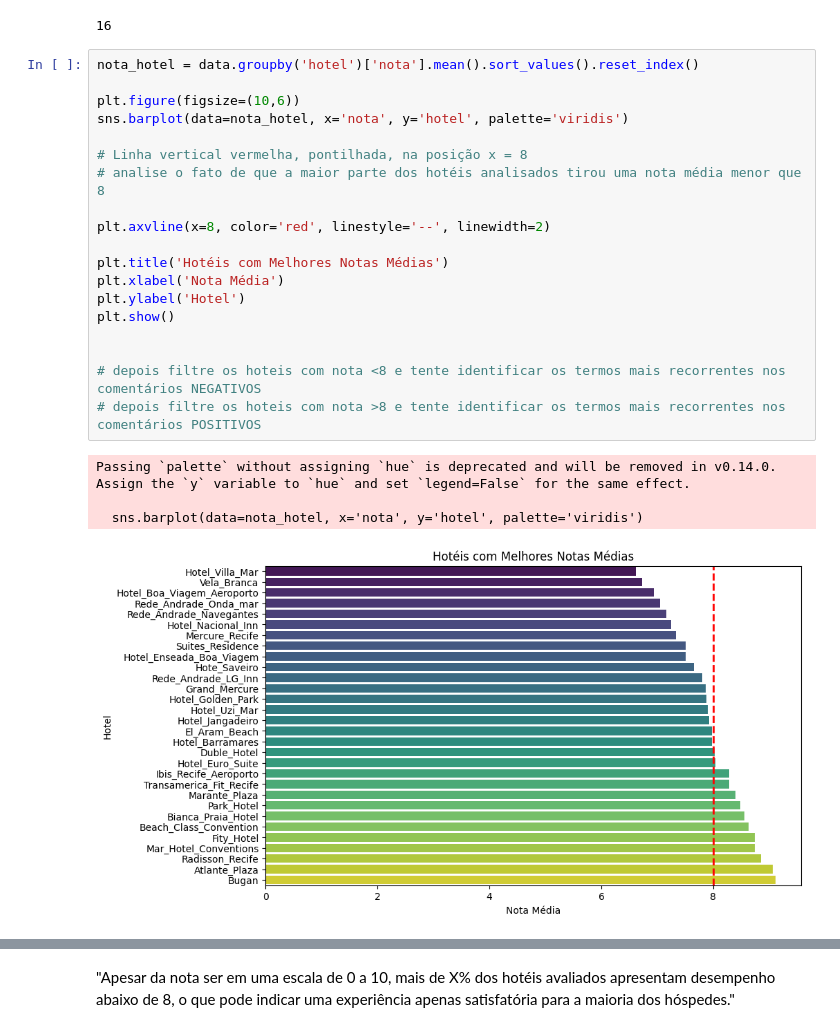
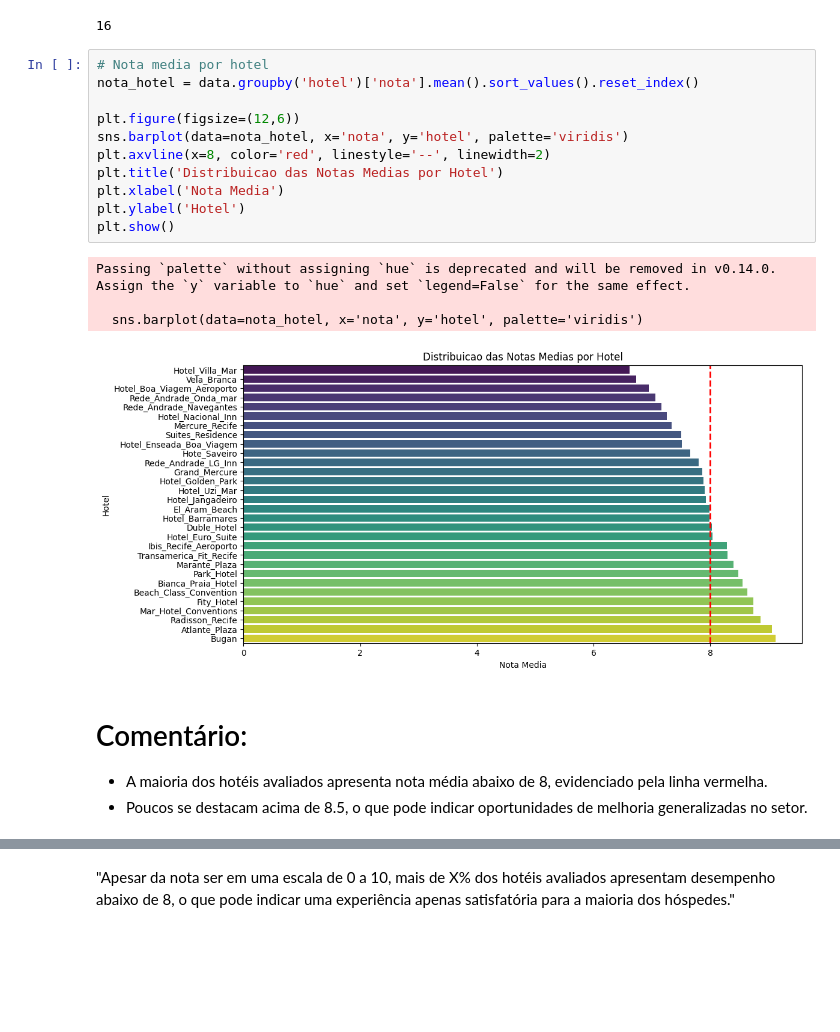
Before and after one commit to vicent777/tcc, a Jupyter notebook: espacializacao_hoteis/analise_exploratoria_20250416.ipynb, the cells around one changed output, grey strips where cells are left out. Drawn from its saved outputs; the diff is of its cells as text; blank space fills up the shorter version.

Commit message:
melhorias na EDA

```diff
--- a/espacializacao_hoteis/analise_exploratoria_20250416.ipynb
+++ b/espacializacao_hoteis/analise_exploratoria_20250416.ipynb
@@ -49,26 +49,22 @@ data['nota'].nunique()
 # %% [output]
 16
 # %%
+# Nota media por hotel
 nota_hotel = data.groupby('hotel')['nota'].mean().sort_values().reset_index()
 
-plt.figure(figsize=(10,6))
+plt.figure(figsize=(12,6))
 sns.barplot(data=nota_hotel, x='nota', y='hotel', palette='viridis')
-
-# Linha vertical vermelha, pontilhada, na posição x = 8
-# analise o fato de que a maior parte dos hotéis analisados tirou uma nota média menor que 8
-
 plt.axvline(x=8, color='red', linestyle='--', linewidth=2)
-
-plt.title('Hotéis com Melhores Notas Médias')
-plt.xlabel('Nota Média')
+plt.title('Distribuicao das Notas Medias por Hotel')
+plt.xlabel('Nota Media')
 plt.ylabel('Hotel')
 plt.show()
-
-
-# depois filtre os hoteis com nota <8 e tente identificar os termos mais recorrentes nos comentários NEGATIVOS
-# depois filtre os hoteis com nota >8 e tente identificar os termos mais recorrentes nos comentários POSITIVOS
 # %% [output]
 Passing `palette` without assigning `hue` is deprecated and will be removed in v0.14.0. Assign the `y` variable to `hue` and set `legend=False` for the same effect.
 
   sns.barplot(data=nota_hotel, x='nota', y='hotel', palette='viridis')
-[figure, old version]
+[figure, new version]
+# %% [markdown]
+# Comentário:
+- A maioria dos hotéis avaliados apresenta nota média abaixo de 8, evidenciado pela linha vermelha.
+- Poucos se destacam acima de 8.5, o que pode indicar oportunidades de melhoria generalizadas no setor.
```
Also changed, not shown: parts of 14 cells of this notebook.
